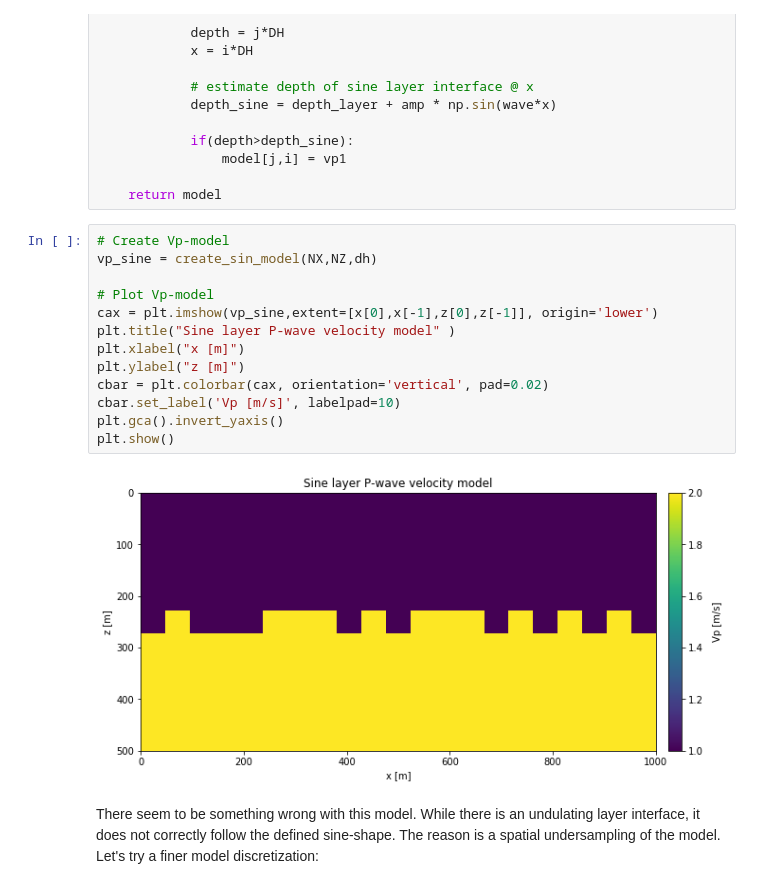
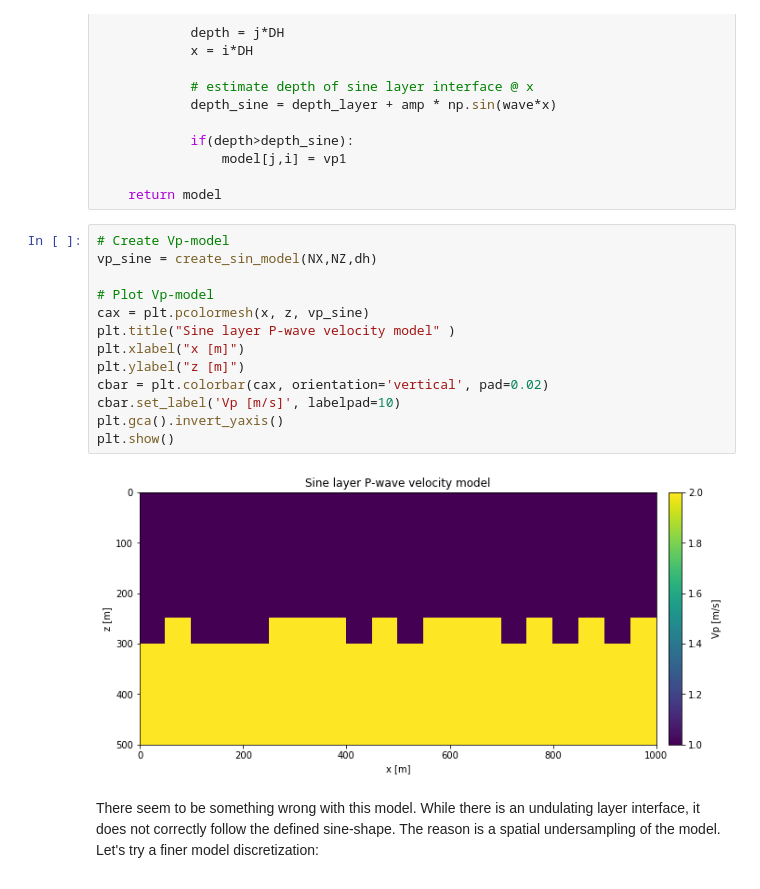
Before and after one commit to daniel-koehn/Theory-of-seismic-waves-II, a Jupyter notebook: 02_Mesh_generation/1_Cartesian_Finite_Difference_grid.ipynb, the cells around one changed output. Saved outputs shown, nothing was run; the diff lists cells and outputs as text.

```diff
--- a/02_Mesh_generation/1_Cartesian_Finite_Difference_grid.ipynb
+++ b/02_Mesh_generation/1_Cartesian_Finite_Difference_grid.ipynb
@@ -182,18 +182,18 @@ def create_sin_model(NXtmp,NZtmp,DH):
 # %%
 # Create Vp-model
 vp_sine = create_sin_model(NX,NZ,dh)
 
 # Plot Vp-model
-cax = plt.imshow(vp_sine,extent=[x[0],x[-1],z[0],z[-1]], origin='lower')
+cax = plt.pcolormesh(x, z, vp_sine)
 plt.title("Sine layer P-wave velocity model" )
 plt.xlabel("x [m]")
 plt.ylabel("z [m]")
 cbar = plt.colorbar(cax, orientation='vertical', pad=0.02)
 cbar.set_label('Vp [m/s]', labelpad=10)
 plt.gca().invert_yaxis()
 plt.show()
 # %% [output]
-[figure, old version]
+[figure, new version]
 # %% [markdown]
 There seem to be something wrong with this model. While there is an undulating layer interface, it does not correctly follow the defined sine-shape. The reason is a spatial undersampling of the model. Let's try a finer model discretization:
 # %%
```
Also changed, not shown: parts of 6 cells of this notebook.
